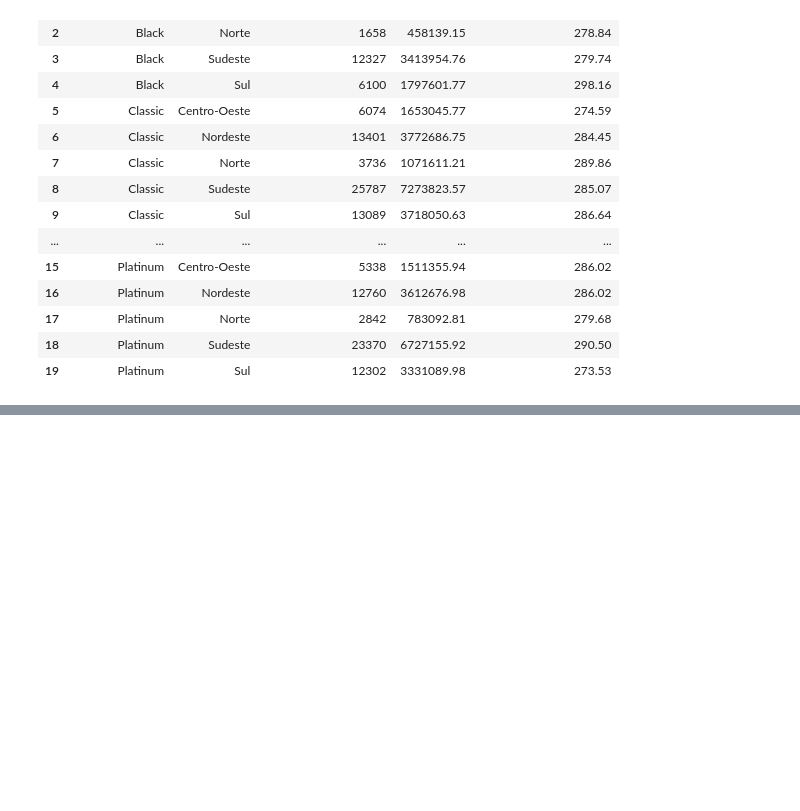
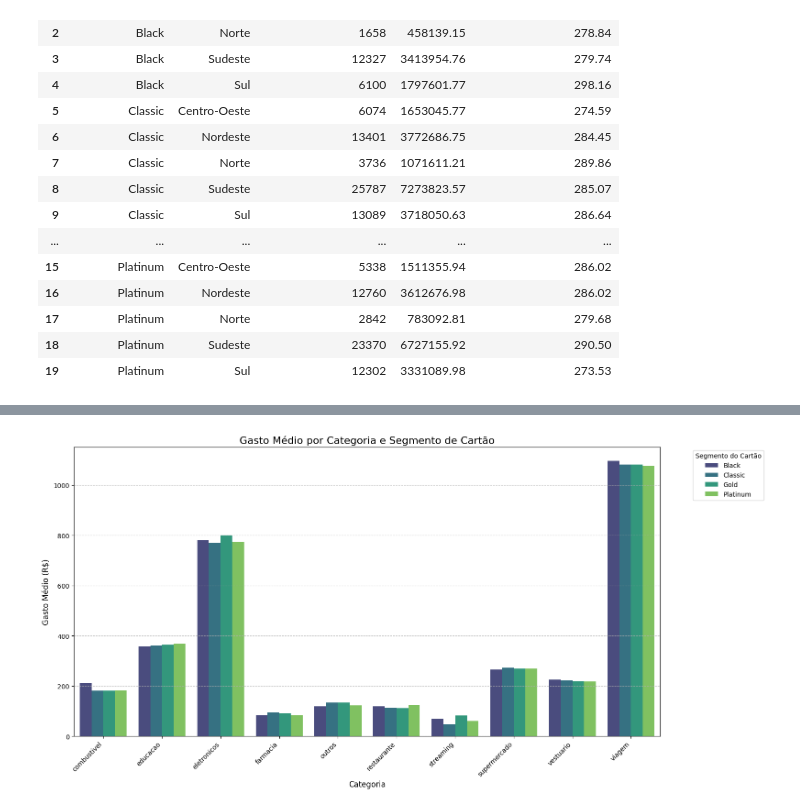
Before and after one commit to roneyreissilva/Projeto_Neocard, a Jupyter notebook: Notebook_Neocard_Roney.ipynb, the cells around one changed output, grey strips where cells are left out. Saved outputs shown, nothing was run; the diff lists cells and outputs as text; code cells hidden in the pictures; blank space fills up the shorter version.

```diff
--- a/Notebook_Neocard_Roney.ipynb
+++ b/Notebook_Neocard_Roney.ipynb
@@ -451,0 +569,5 @@ plt.show()
+# %%
+gasto_medio_por_categoria_segmento = df_merged_cleaned_categories.groupby(['segmento_cartao', 'categoria'])['valor_transacao'].mean().round(2).reset_index()
+
+print("Gasto Médio por Categoria e Segmento de Cartão:")
+display(gasto_medio_por_categoria_segmento)
@@ -451,0 +597,13 @@ plt.show()
+# %%
+plt.figure(figsize=(16, 8))
+sns.barplot(data=gasto_medio_por_categoria_segmento, x='categoria', y='valor_transacao', hue='segmento_cartao', palette='viridis')
+plt.title('Gasto Médio por Categoria e Segmento de Cartão', fontsize=16)
+plt.xlabel('Categoria', fontsize=12)
+plt.ylabel('Gasto Médio (R$)', fontsize=12)
+plt.xticks(rotation=45, ha='right')
+plt.legend(title='Segmento do Cartão', bbox_to_anchor=(1.05, 1), loc='upper left')
+plt.grid(axis='y', linestyle='--', alpha=0.7)
+plt.tight_layout()
+plt.show()
+# %% [output]
+[figure, added]
```
Also changed, not shown: parts of 31 cells of this notebook.
